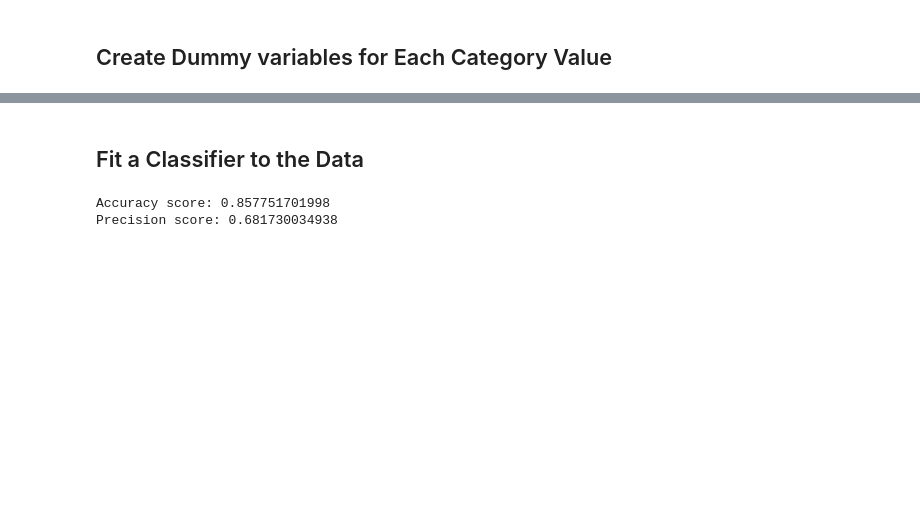
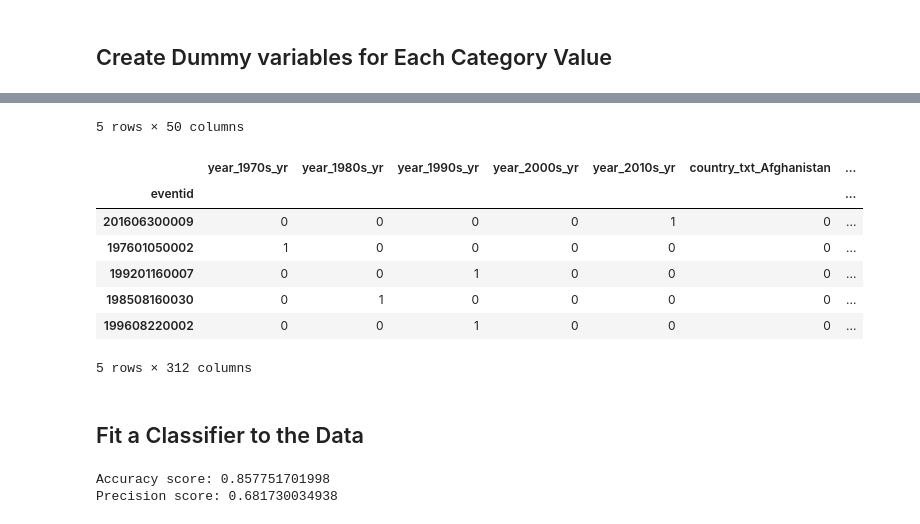
Before and after one commit to jack89roberts/GTD, a Jupyter notebook: GTD_GrpFeatures.ipynb, the cells around one changed output, grey strips where cells are left out. Cells and saved outputs as stored; diff of their text form; code cells hidden in the pictures; blank space fills up the shorter version.

```diff
--- a/GTD_GrpFeatures.ipynb
+++ b/GTD_GrpFeatures.ipynb
@@ -228,13 +249,3 @@ Name: Boko Haram, dtype: float64
 ----------------------------------------------
 # %% [markdown]
 ## Create Dummy variables for Each Category Value
-# %%
-df_noind=df.reset_index(drop=True)
-
-# labels
-y = pd.get_dummies(df_noind['gname'])
-display(y.head())
-
-# features
-X = pd.get_dummies(df_noind.drop('gname',axis=1))
-display(X.head())
@@ -255,0 +252,17 @@ display(X.head())
+# %%
+# labels
+# do on full dataset first to make sure same columns in test and train
+y_dum = pd.get_dummies(y)
+y_dum_train = y_dum.loc[y_train.index]
+y_dum_test = y_dum.loc[y_test.index]
+
+display(y_dum_train.head())
+
+# features
+# do on full dataset first to make sure same columns in test and train
+X_dum = pd.get_dummies(X)
+X_dum_train = X_dum.loc[X_train.index]
+X_dum_test = X_dum.loc[X_test.index]
+
+display(X_dum_train.head())
+# %% [output]
@@ -256,3 +276,12 @@ display(X.head())
+5 rows × 50 columns
+|  | year_1970s_yr | year_1980s_yr | year_1990s_yr | year_2000s_yr | year_2010s_yr | country_txt_Afghanistan | ... |
+| eventid |  |  |  |  |  |  | ... |
+| 201606300009 | 0 | 0 | 0 | 0 | 1 | 0 | ... |
+| 197601050002 | 1 | 0 | 0 | 0 | 0 | 0 | ... |
+| 199201160007 | 0 | 0 | 1 | 0 | 0 | 0 | ... |
+| 198508160030 | 0 | 1 | 0 | 0 | 0 | 0 | ... |
+| 199608220002 | 0 | 0 | 1 | 0 | 0 | 0 | ... |
+5 rows × 312 columns
 # %% [markdown]
 ## Fit a Classifier to the Data
 # %%
```
Also changed, not shown: parts of 17 cells of this notebook, 8 other files.
